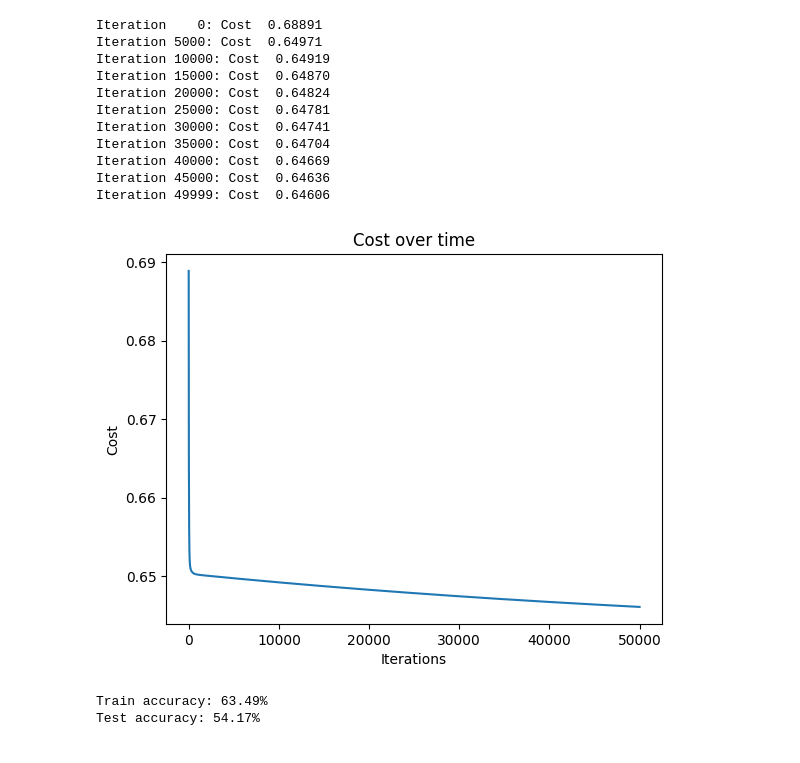
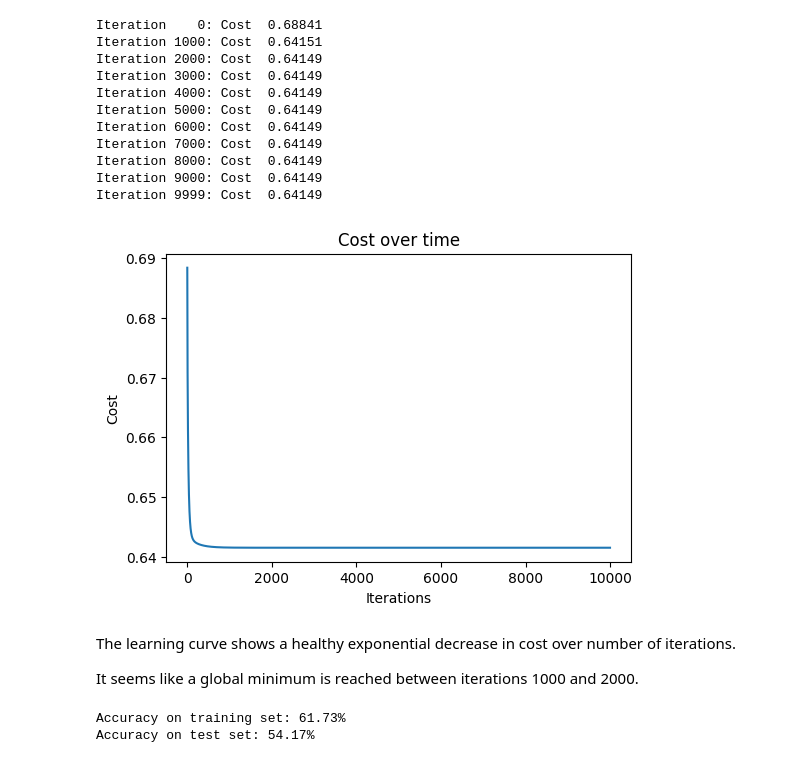
Before and after one commit to mateusy7/stock-price-ml-classifier-v1, a Jupyter notebook: notebooks/04_model_training.ipynb, the cells around one changed output. Cells and saved outputs as stored; diff of their text form; code cells hidden in the pictures.

```diff
--- a/notebooks/04_model_training.ipynb
+++ b/notebooks/04_model_training.ipynb
@@ -113,9 +200,8 @@ def run_gradient_descent(X, y, w_in, b_in, cost_function, gradient_function, alp
     Returns:
       w (ndarray (n,))        : Updated values of parameters of the model
       b (scalar)              : Updated value of parameter of the model
-      J_history (list)        : Values of cost J at each iteration
     """
-    J_history = []
+    J_history = [] # save the cost J at each iteration for plotting
     w = np.copy(w_in)
     b = b_in
 
@@ -134,4 +220,12 @@ def run_gradient_descent(X, y, w_in, b_in, cost_function, gradient_function, alp
         if i % (num_iters // 10) == 0 or i == (num_iters - 1):
             print(f"Iteration {i:4}: Cost {float(J_history[-1]):8.5f}")
 
-    return w, b, J_history
+    # Plot the cost J at each iteration
+    plt.figure(figsize=(6,4))
+    plt.plot(J_history)
+    plt.title('Cost over time')
+    plt.xlabel('Iterations')
+    plt.ylabel('Cost')
+    plt.show()
+
+    return w, b
@@ -157,40 +268,38 @@ def predict(X, w, b):
 # %%
-features = ['volume', 'rsi', 'adx']
+features = ['volume', 'pct_change_1d', 'rsi', 'adx']
 X_train_norm, X_train_mu, X_train_sigma = zscore_normalize_features(X_train, columns=features)
 X_test_norm, X_test_mu, X_test_sigma = zscore_normalize_features(X_test, columns=features)
 # %%
+# initialize parameters w and b to 0 before training
 w_in = np.zeros(X_train_norm.shape[1])
 b_in = 0
 
-w, b, J_history = run_gradient_descent(X_train_norm.values, y_train.values.reshape(-1), w_in, b_in, compute_cost,
-                                       compute_gradient, alpha=0.1, num_iters=50000, lambda_=0)
+w, b = run_gradient_descent(X_train_norm.values, y_train.values.reshape(-1), w_in, b_in, compute_cost,
+                            compute_gradient, alpha=0.1, num_iters=10000, lambda_=0)
 # %% [output]
-Iteration    0: Cost  0.68891
-Iteration 5000: Cost  0.64971
-Iteration 10000: Cost  0.64919
-Iteration 15000: Cost  0.64870
-Iteration 20000: Cost  0.64824
-Iteration 25000: Cost  0.64781
-Iteration 30000: Cost  0.64741
-Iteration 35000: Cost  0.64704
-Iteration 40000: Cost  0.64669
-Iteration 45000: Cost  0.64636
-Iteration 49999: Cost  0.64606
+Iteration    0: Cost  0.68841
+Iteration 1000: Cost  0.64151
+Iteration 2000: Cost  0.64149
+Iteration 3000: Cost  0.64149
+Iteration 4000: Cost  0.64149
+Iteration 5000: Cost  0.64149
+Iteration 6000: Cost  0.64149
+Iteration 7000: Cost  0.64149
+Iteration 8000: Cost  0.64149
+Iteration 9000: Cost  0.64149
+Iteration 9999: Cost  0.64149
+[figure, added]
-# %%
-plt.plot(J_history)
-plt.title('Cost over time')
-plt.xlabel('Iterations')
-plt.ylabel('Cost')
-plt.show()
-# %% [output]
-[figure, removed]
+# %% [markdown]
+The learning curve shows a healthy exponential decrease in cost over number of iterations.
+
+It seems like a global minimum is reached between iterations 1000 and 2000.
 # %%
-p = predict(X_train_norm, w, b)
-print(f"Train accuracy: {np.mean(p==y_train['signal'].values) * 100:.2f}%")
+f_wb, p = predict(X_train_norm, w, b)
+print(f"Accuracy on training set: {np.mean(p==y_train['signal'].values) * 100:.2f}%")
 
 X_test_norm = apply_zscore_normalization(X_test, X_train_mu, X_train_sigma, columns=features)
-p2 = predict(X_test_norm, w, b)
-print(f"Test accuracy: {np.mean(p2==y_test['signal'].values) * 100:.2f}%")
+f_wb2, p2 = predict(X_test_norm, w, b)
+print(f"Accuracy on test set: {np.mean(p2==y_test['signal'].values) * 100:.2f}%")
 # %% [output]
-Train accuracy: 63.49%
-Test accuracy: 54.17%
+Accuracy on training set: 61.73%
+Accuracy on test set: 54.17%
```
Also changed, not shown: parts of 33 cells of this notebook, 21 other files.
